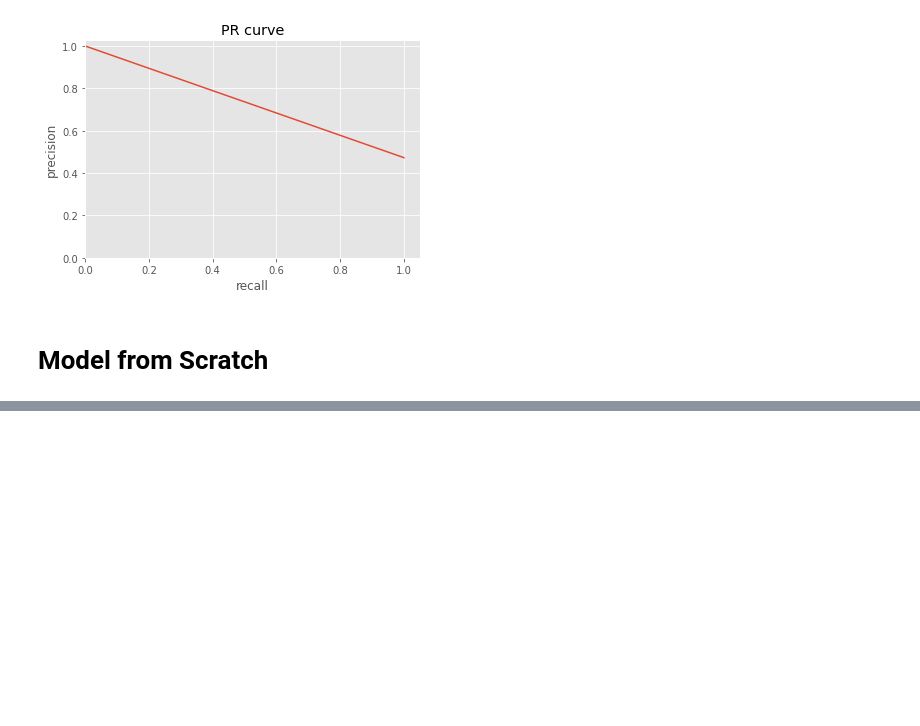
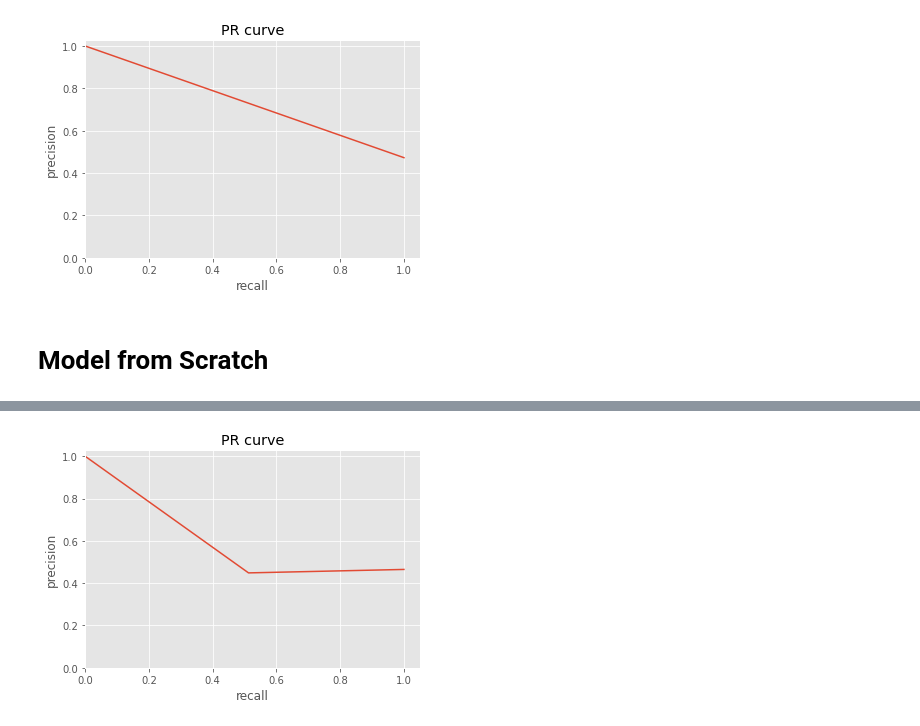
Before and after one commit to schauppi/HTSR_Handwritten_Text_Similarity_Recognition, a Jupyter notebook: experiments.ipynb, the cells around one changed output, grey strips where cells are left out. Cells and saved outputs as stored; diff of their text form; code cells hidden in the pictures; blank space fills up the shorter version.

```diff
--- a/experiments.ipynb
+++ b/experiments.ipynb
@@ -600,0 +627,4 @@ Epoch 5/5
+# %%
+plot_prec_rec_curve(preds, labels)
+# %% [output]
+[figure, added]
```
Also changed, not shown: parts of 9 cells of this notebook.
